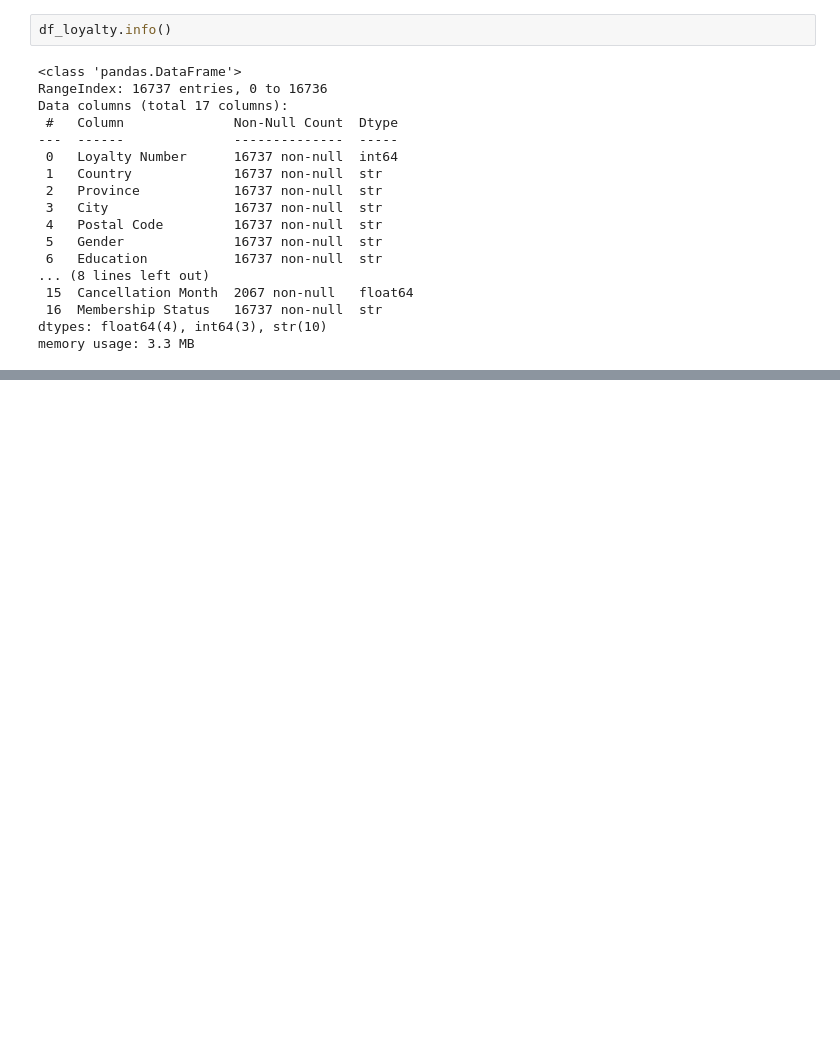
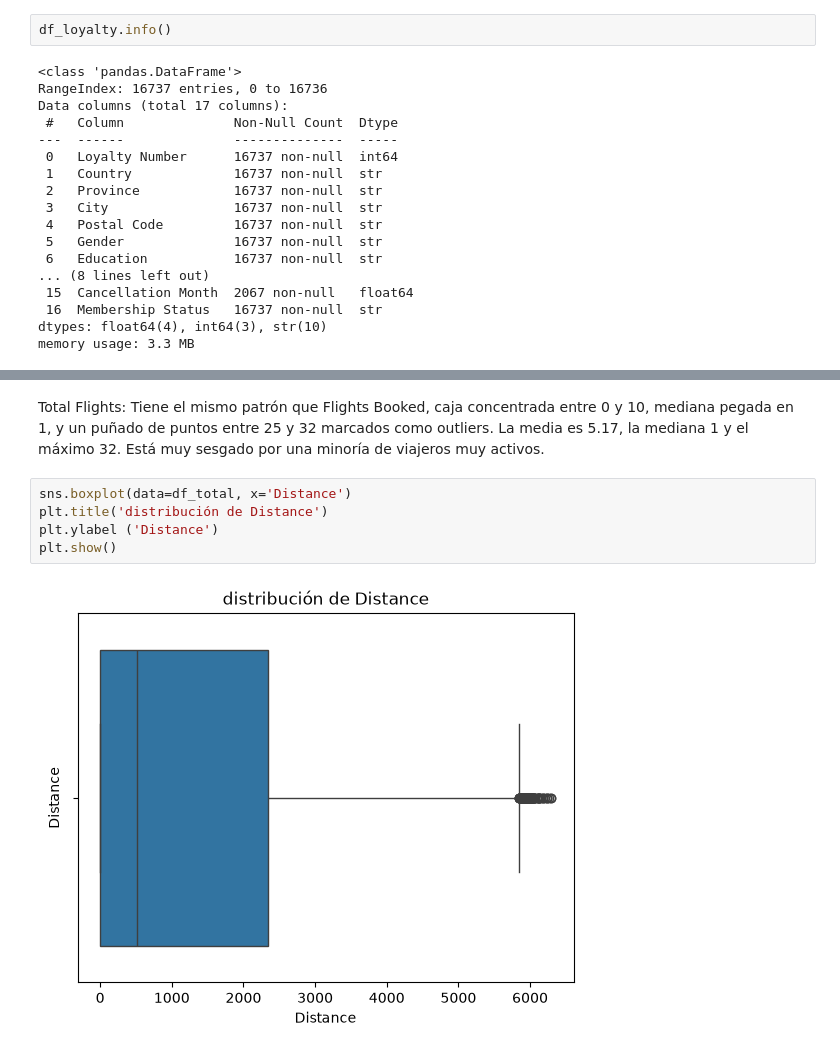
Before and after one commit to Adalab/bda-modulo-3-evaluacion-final-CristiSL, a Jupyter notebook: evaluacion-final.ipynb, the cells around one changed output, grey strips where cells are left out. Cells and saved outputs as stored; diff of their text form; blank space fills up the shorter version.

```diff
--- a/evaluacion-final.ipynb
+++ b/evaluacion-final.ipynb
@@ -276,0 +356,10 @@ memory usage: 3.3 MB
+# %% [markdown]
+Total Flights: Tiene el mismo patrón que Flights Booked, caja concentrada entre 0 y 10, mediana pegada en 1, y un puñado de puntos entre 25 y 32 marcados como outliers.
+La media es 5.17, la mediana 1 y el máximo 32. Está muy sesgado por una minoría de viajeros muy activos.
+# %%
+sns.boxplot(data=df_total, x='Distance')
+plt.title('distribución de Distance')
+plt.ylabel ('Distance')
+plt.show()
+# %% [output]
+[figure, added]
```
Also changed, not shown: parts of 28 cells of this notebook.
